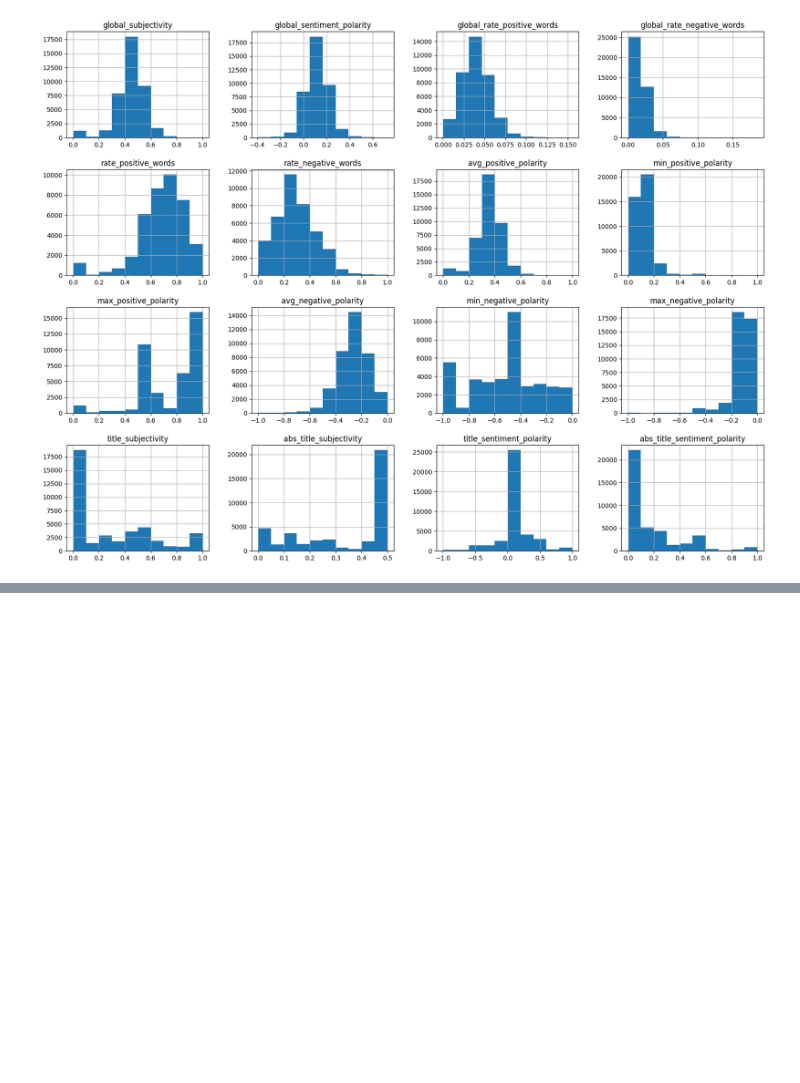
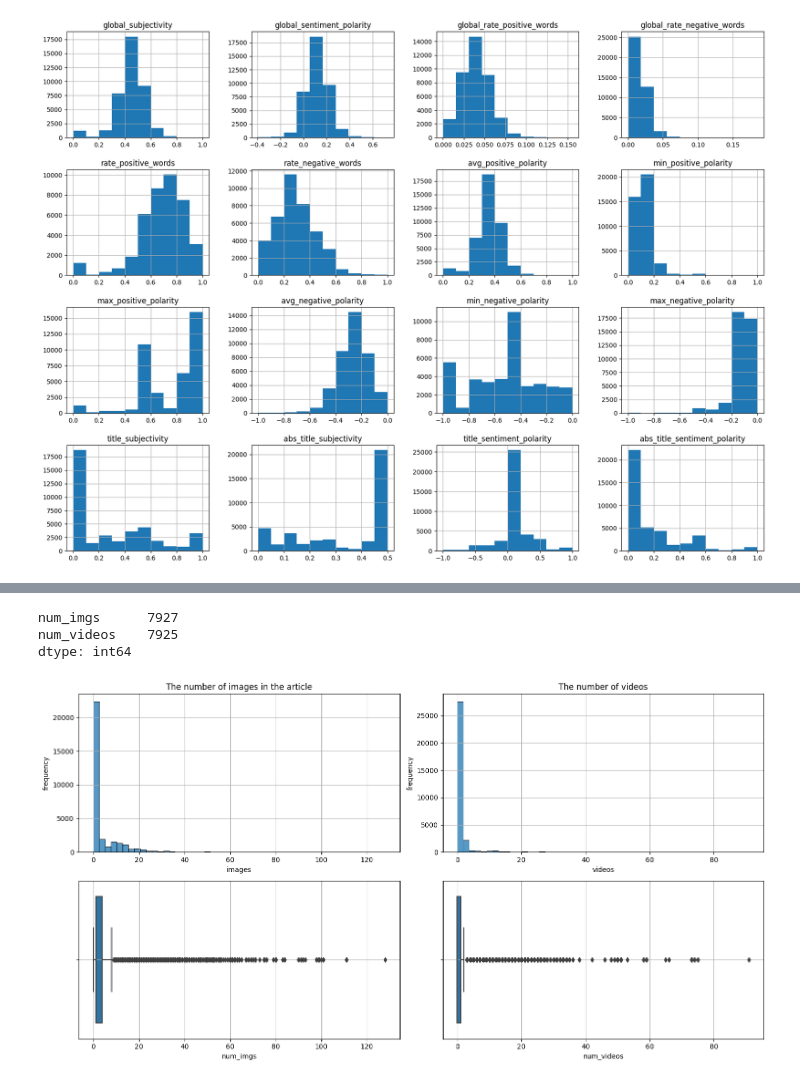
Before and after one commit to lolloberga/predict-shares-online-news, a Jupyter notebook: dataset_exploration.ipynb, the cells around one changed output, grey strips where cells are left out. Drawn from its saved outputs; the diff is of its cells as text; code cells hidden in the pictures; blank space fills up the shorter version.

```diff
--- a/dataset_exploration.ipynb
+++ b/dataset_exploration.ipynb
@@ -152,0 +163,26 @@ array([[<Axes: title={'center': 'global_subjectivity'}>,
+# %%
+df[['num_imgs', 'num_videos']].isna().sum()
+# %% [output]
+num_imgs      7927
+num_videos    7925
+dtype: int64
+# %%
+fig, ax = plt.subplots(2,2, figsize=(15,8))
+sns.histplot(df['num_imgs'], bins=50, kde=False, ax=ax[0][0])
+ax[0][0].set_xlabel('images')
+ax[0][0].set_ylabel('frequency')
+ax[0][0].set_title('The number of images in the article')
+ax[0][0].grid()
+sns.histplot(df['num_videos'], bins=50, kde=False, ax=ax[0][1])
+ax[0][1].set_xlabel('videos')
+ax[0][1].set_ylabel('frequency')
+ax[0][1].set_title('The number of videos')
+ax[0][1].grid()
+sns.boxplot(x=df['num_imgs'], ax=ax[1][0])
+ax[1][0].grid()
+sns.boxplot(x=df['num_videos'], ax=ax[1][1])
+ax[1][1].grid()
+plt.tight_layout()
+plt.show()
+# %% [output]
+[figure, added]
```
Also changed, not shown: parts of 13 cells of this notebook.
